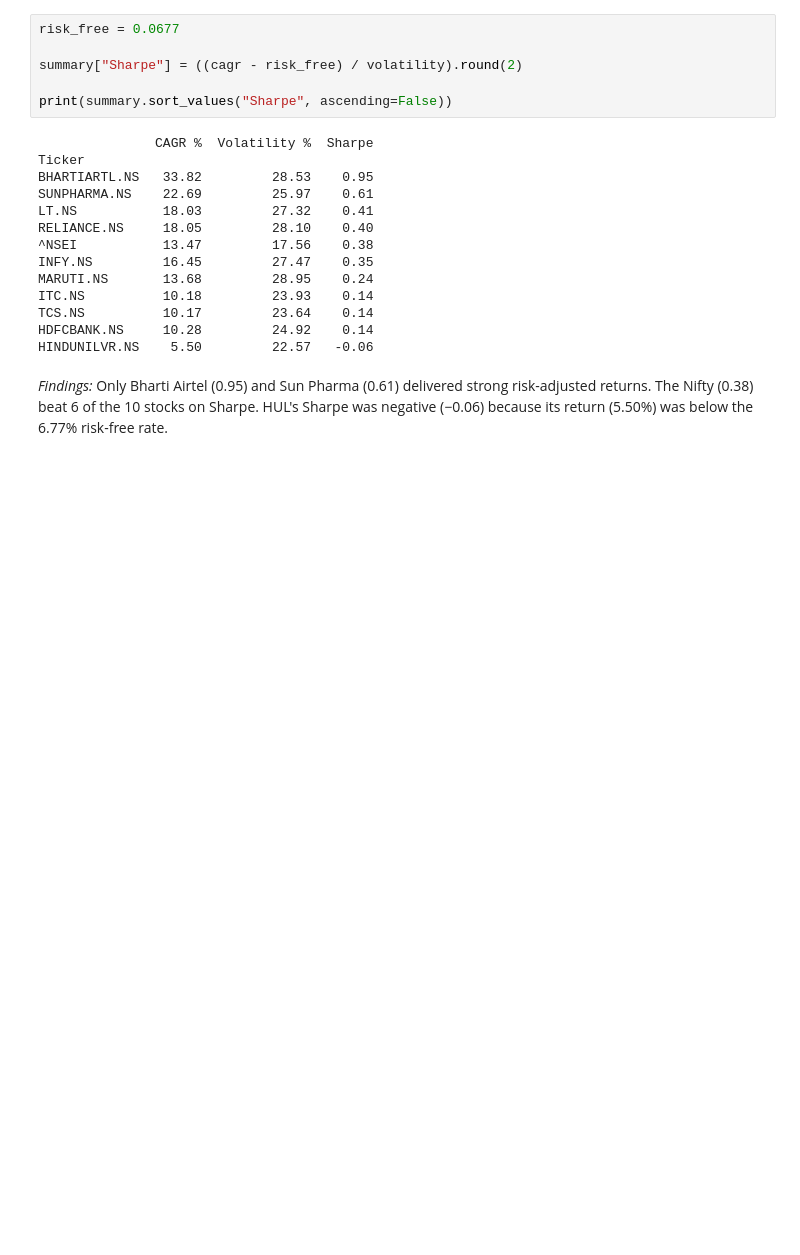
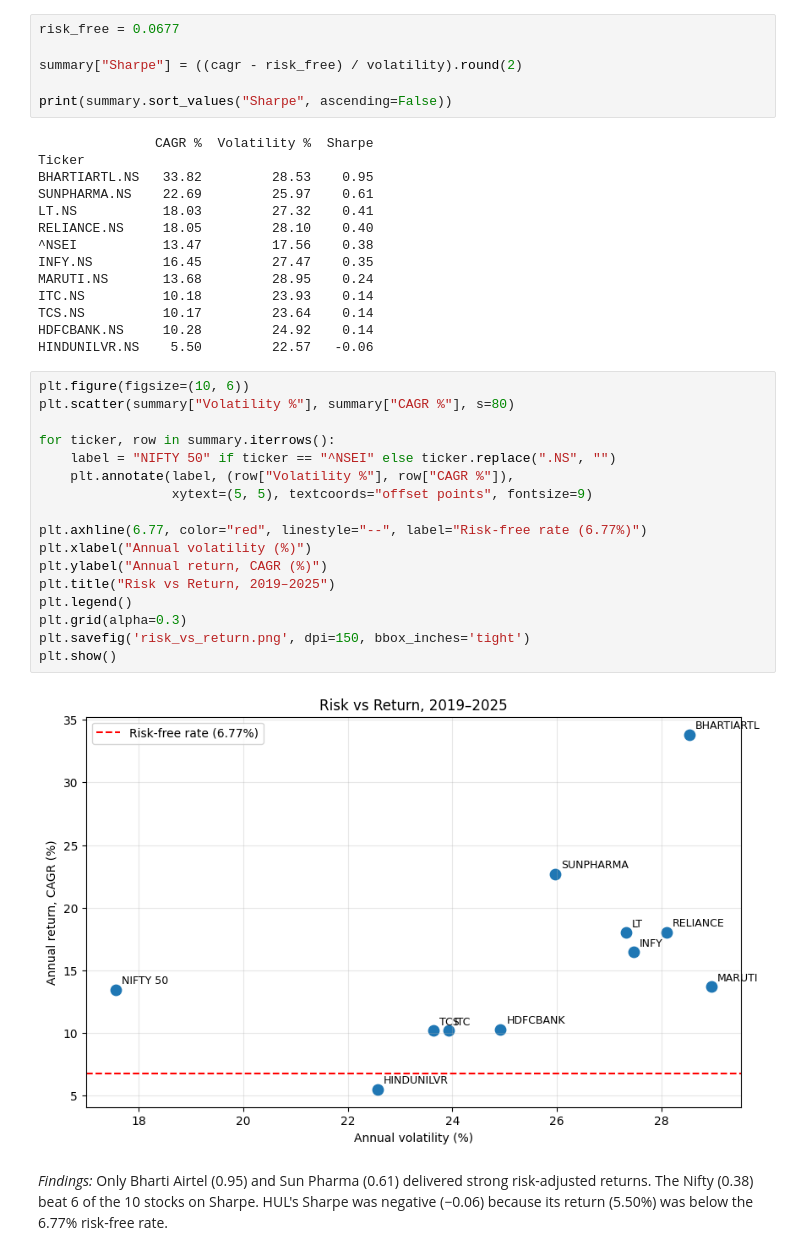
Before and after one commit to Shwetagupta-fintech/nifty50-risk-return-analysis, a Jupyter notebook: Nifty50_Risk_Return_Analysis.ipynb, the cells around one changed output. Saved outputs shown, nothing was run; the diff lists cells and outputs as text; blank space fills up the shorter version.

```diff
--- a/Nifty50_Risk_Return_Analysis.ipynb
+++ b/Nifty50_Risk_Return_Analysis.ipynb
@@ -159,6 +159,25 @@ ITC.NS          10.18         23.93    0.14
 TCS.NS          10.17         23.64    0.14
 HDFCBANK.NS     10.28         24.92    0.14
 HINDUNILVR.NS    5.50         22.57   -0.06
+# %%
+plt.figure(figsize=(10, 6))
+plt.scatter(summary["Volatility %"], summary["CAGR %"], s=80)
+
+for ticker, row in summary.iterrows():
+    label = "NIFTY 50" if ticker == "^NSEI" else ticker.replace(".NS", "")
+    plt.annotate(label, (row["Volatility %"], row["CAGR %"]),
+                 xytext=(5, 5), textcoords="offset points", fontsize=9)
+
+plt.axhline(6.77, color="red", linestyle="--", label="Risk-free rate (6.77%)")
+plt.xlabel("Annual volatility (%)")
+plt.ylabel("Annual return, CAGR (%)")
+plt.title("Risk vs Return, 2019–2025")
+plt.legend()
+plt.grid(alpha=0.3)
+plt.savefig('risk_vs_return.png', dpi=150, bbox_inches='tight')
+plt.show()
+# %% [output]
+[figure, added]
 # %% [markdown]
 *Findings:* Only Bharti Airtel (0.95) and Sun Pharma (0.61) delivered strong risk-adjusted returns. The Nifty (0.38) beat 6 of the 10 stocks on Sharpe. HUL's Sharpe was negative (−0.06) because its return (5.50%) was below the 6.77% risk-free rate.
 # %% [markdown]
```
Also changed, not shown: parts of 4 cells of this notebook.
